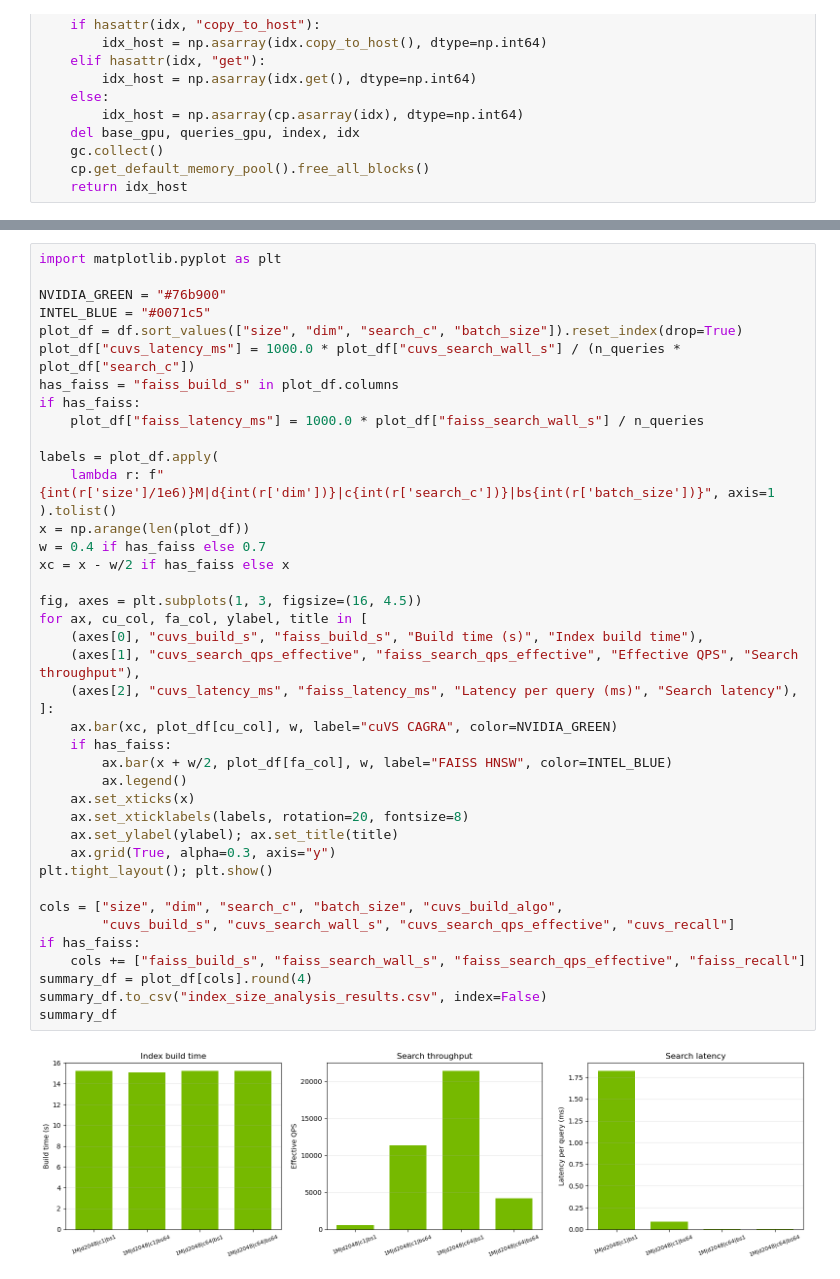
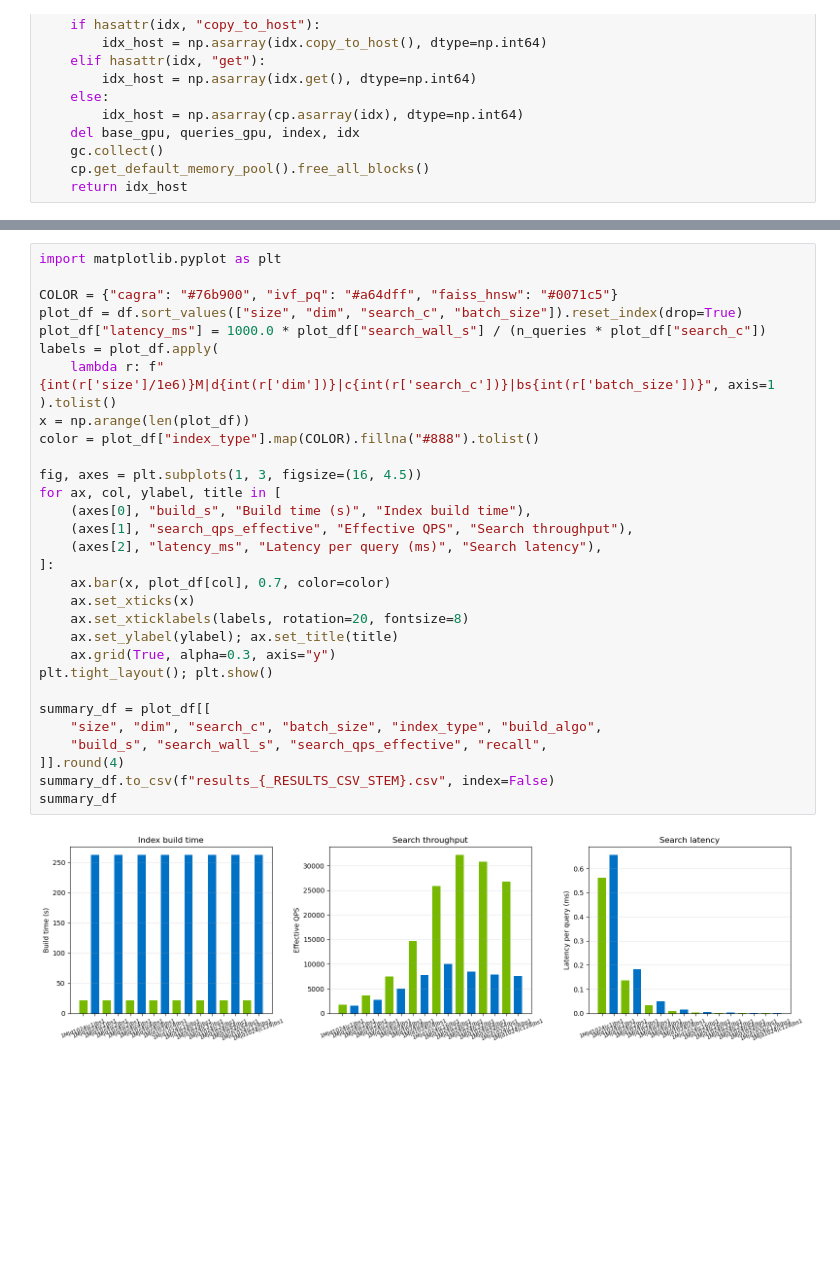
Before and after one commit to ManasSingh12345/cuvs-search-bench, a Jupyter notebook: index_size_analysis.ipynb, the cells around one changed output, grey strips where cells are left out. Drawn from its saved outputs; the diff is of its cells as text; blank space fills up the shorter version.

```diff
--- a/index_size_analysis.ipynb
+++ b/index_size_analysis.ipynb
@@ -368,43 +518,33 @@ df
 # %%
 import matplotlib.pyplot as plt
 
-NVIDIA_GREEN = "#76b900"
-INTEL_BLUE = "#0071c5"
+COLOR = {"cagra": "#76b900", "ivf_pq": "#a64dff", "faiss_hnsw": "#0071c5"}
 plot_df = df.sort_values(["size", "dim", "search_c", "batch_size"]).reset_index(drop=True)
-plot_df["cuvs_latency_ms"] = 1000.0 * plot_df["cuvs_search_wall_s"] / (n_queries * plot_df["search_c"])
-has_faiss = "faiss_build_s" in plot_df.columns
-if has_faiss:
-    plot_df["faiss_latency_ms"] = 1000.0 * plot_df["faiss_search_wall_s"] / n_queries
-
+plot_df["latency_ms"] = 1000.0 * plot_df["search_wall_s"] / (n_queries * plot_df["search_c"])
 labels = plot_df.apply(
     lambda r: f"{int(r['size']/1e6)}M|d{int(r['dim'])}|c{int(r['search_c'])}|bs{int(r['batch_size'])}", axis=1
 ).tolist()
 x = np.arange(len(plot_df))
-w = 0.4 if has_faiss else 0.7
-xc = x - w/2 if has_faiss else x
+color = plot_df["index_type"].map(COLOR).fillna("#888").tolist()
 
 fig, axes = plt.subplots(1, 3, figsize=(16, 4.5))
-for ax, cu_col, fa_col, ylabel, title in [
-    (axes[0], "cuvs_build_s", "faiss_build_s", "Build time (s)", "Index build time"),
-    (axes[1], "cuvs_search_qps_effective", "faiss_search_qps_effective", "Effective QPS", "Search throughput"),
-    (axes[2], "cuvs_latency_ms", "faiss_latency_ms", "Latency per query (ms)", "Search latency"),
+for ax, col, ylabel, title in [
+    (axes[0], "build_s", "Build time (s)", "Index build time"),
+    (axes[1], "search_qps_effective", "Effective QPS", "Search throughput"),
+    (axes[2], "latency_ms", "Latency per query (ms)", "Search latency"),
 ]:
-    ax.bar(xc, plot_df[cu_col], w, label="cuVS CAGRA", color=NVIDIA_GREEN)
-    if has_faiss:
-        ax.bar(x + w/2, plot_df[fa_col], w, label="FAISS HNSW", color=INTEL_BLUE)
-        ax.legend()
+    ax.bar(x, plot_df[col], 0.7, color=color)
     ax.set_xticks(x)
     ax.set_xticklabels(labels, rotation=20, fontsize=8)
     ax.set_ylabel(ylabel); ax.set_title(title)
     ax.grid(True, alpha=0.3, axis="y")
 plt.tight_layout(); plt.show()
 
-cols = ["size", "dim", "search_c", "batch_size", "cuvs_build_algo",
-        "cuvs_build_s", "cuvs_search_wall_s", "cuvs_search_qps_effective", "cuvs_recall"]
-if has_faiss:
-    cols += ["faiss_build_s", "faiss_search_wall_s", "faiss_search_qps_effective", "faiss_recall"]
-summary_df = plot_df[cols].round(4)
-summary_df.to_csv("index_size_analysis_results.csv", index=False)
+summary_df = plot_df[[
+    "size", "dim", "search_c", "batch_size", "index_type", "build_algo",
+    "build_s", "search_wall_s", "search_qps_effective", "recall",
+]].round(4)
+summary_df.to_csv(f"results_{_RESULTS_CSV_STEM}.csv", index=False)
 summary_df
 # %% [output]
-[figure, old version]
+[figure, new version]
```
Also changed, not shown: parts of 8 cells of this notebook, 5 other files.
